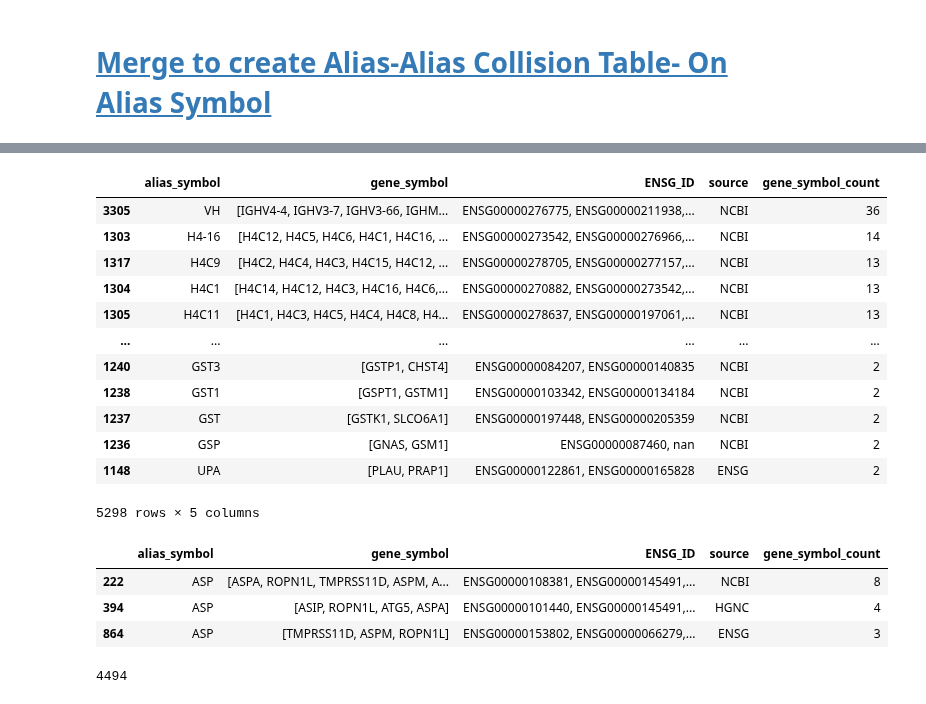
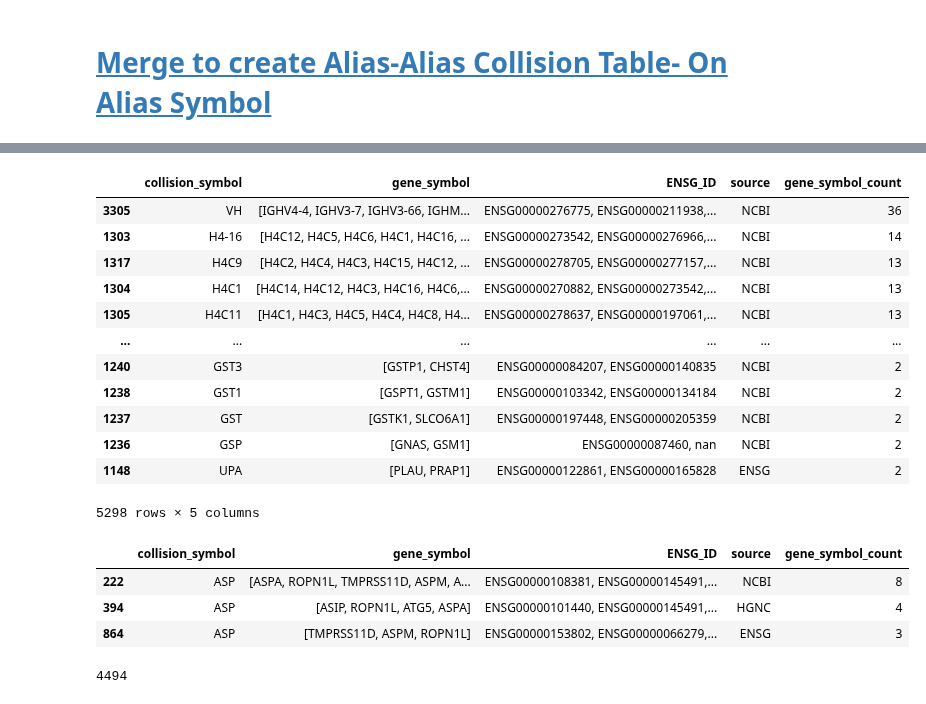
Before and after one commit to cancervariants/gene-harmony-analysis, a Jupyter notebook: alias_alias_collisions/alias-alias_collision_analysis.ipynb, the cells around one changed output, grey strips where cells are left out. Drawn from its saved outputs; the diff is of its cells as text; code cells hidden in the pictures.

```diff
--- a/alias_alias_collisions/alias-alias_collision_analysis.ipynb
+++ b/alias_alias_collisions/alias-alias_collision_analysis.ipynb
@@ -439,9 +530,9 @@ merged_aa_collision_gene_df.loc[merged_aa_collision_gene_df.alias_symbol == "ALP
 # %%
 merged_aa_collision_alias_df = pd.concat(
     [
-        aa_collision_alias_hgnc_df[["alias_symbol", "gene_symbol", "ENSG_ID", "source"]],
-        aa_collision_alias_ncbi_df[["alias_symbol", "gene_symbol", "ENSG_ID", "source"]],
-        aa_collision_alias_ensg_df[["alias_symbol", "gene_symbol", "ENSG_ID", "source"]],
+        aa_collision_alias_hgnc_df[["collision_symbol", "gene_symbol", "ENSG_ID", "source"]],
+        aa_collision_alias_ncbi_df[["collision_symbol", "gene_symbol", "ENSG_ID", "source"]],
+        aa_collision_alias_ensg_df[["collision_symbol", "gene_symbol", "ENSG_ID", "source"]],
     ]
 )
 merged_aa_collision_alias_df
@@ -471,7 +562,7 @@ merged_aa_collision_alias_df = merged_aa_collision_alias_df.sort_values(
 )
 merged_aa_collision_alias_df
 # %% [output]
-|  | alias_symbol | gene_symbol | ENSG_ID | source | gene_symbol_count |
+|  | collision_symbol | gene_symbol | ENSG_ID | source | gene_symbol_count |
 | 3305 | VH | [IGHV4-4, IGHV3-7, IGHV3-66, IGHM... | ENSG00000276775, ENSG00000211938,... | NCBI | 36 |
 | 1303 | H4-16 | [H4C12, H4C5, H4C6, H4C1, H4C16, ... | ENSG00000273542, ENSG00000276966,... | NCBI | 14 |
 | 1317 | H4C9 | [H4C2, H4C4, H4C3, H4C15, H4C12, ... | ENSG00000278705, ENSG00000277157,... | NCBI | 13 |
@@ -485,9 +576,9 @@ merged_aa_collision_alias_df
 | 1148 | UPA | [PLAU, PRAP1] | ENSG00000122861, ENSG00000165828 | ENSG | 2 |
 5298 rows × 5 columns
 # %%
-merged_aa_collision_alias_df.loc[merged_aa_collision_alias_df["alias_symbol"] == "ASP"]
+merged_aa_collision_alias_df.loc[merged_aa_collision_alias_df["collision_symbol"] == "ASP"]
 # %% [output]
-|  | alias_symbol | gene_symbol | ENSG_ID | source | gene_symbol_count |
+|  | collision_symbol | gene_symbol | ENSG_ID | source | gene_symbol_count |
 | 222 | ASP | [ASPA, ROPN1L, TMPRSS11D, ASPM, A... | ENSG00000108381, ENSG00000145491,... | NCBI | 8 |
 | 394 | ASP | [ASIP, ROPN1L, ATG5, ASPA] | ENSG00000101440, ENSG00000145491,... | HGNC | 4 |
 | 864 | ASP | [TMPRSS11D, ASPM, ROPN1L] | ENSG00000153802, ENSG00000066279,... | ENSG | 3 |
```
Also changed, not shown: parts of 28 cells of this notebook, 37 other files.
